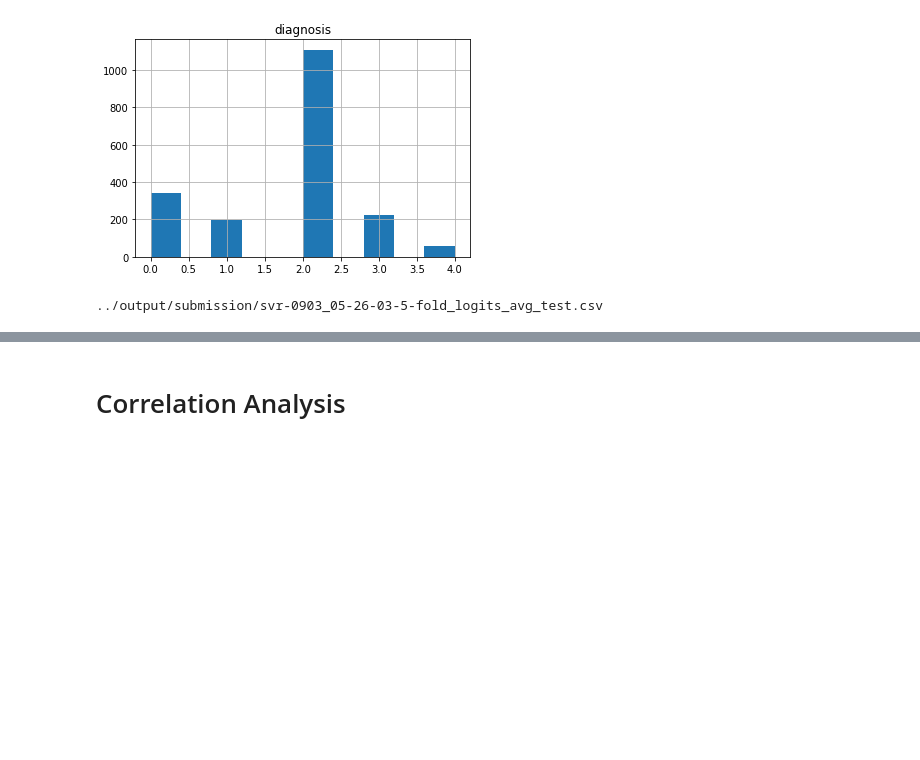
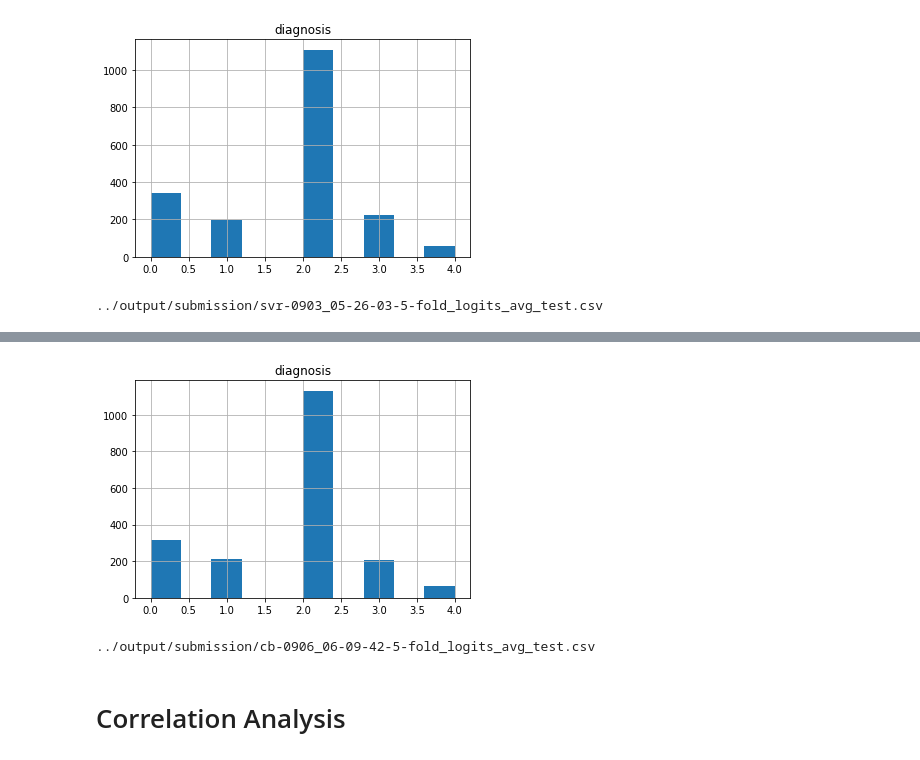
Before and after one commit to mikelkl/APTOS2019, a Jupyter notebook: notebooks/stacking-logits.ipynb, the cells around one changed output, grey strips where cells are left out. Cells and saved outputs as stored; diff of their text form; code cells hidden in the pictures; blank space fills up the shorter version.

```diff
--- a/notebooks/stacking-logits.ipynb
+++ b/notebooks/stacking-logits.ipynb
@@ -594,3 +724,27 @@ print(submition_filename)
+# %%
+# 5 test feature then avg
+
+results = []
+for b3, b4, b5 in zip(b3_test_logits_list, b4_test_logits_list, b5_test_logits_list):
+    X_test = np.concatenate([b3, b4, b5], axis=1)
+    res = cb.predict(X_test)
+    results.append(res)
+
+avg_res_svr = np.average(results, axis=0)
+np.save("../output/submission/{}-5-fold_logits_avg_test_logits.npy".format(model_save_name), avg_res_svr)
+y_pred = np.round(avg_res_svr)
+
+test_df.diagnosis = y_pred.astype(int)
+
+test_df.hist()
+plt.show()
+
+submition_filename = "../output/submission/{}-5-fold_logits_avg_test.csv".format(model_save_name)
+test_df.to_csv(submition_filename, index=False)
+print(submition_filename)
+# %% [output]
+[figure, added]
+../output/submission/cb-0906_06-09-42-5-fold_logits_avg_test.csv
 # %% [markdown]
 # Correlation Analysis
 # %%
```
Also changed, not shown: parts of 21 cells of this notebook, 10 other files.
